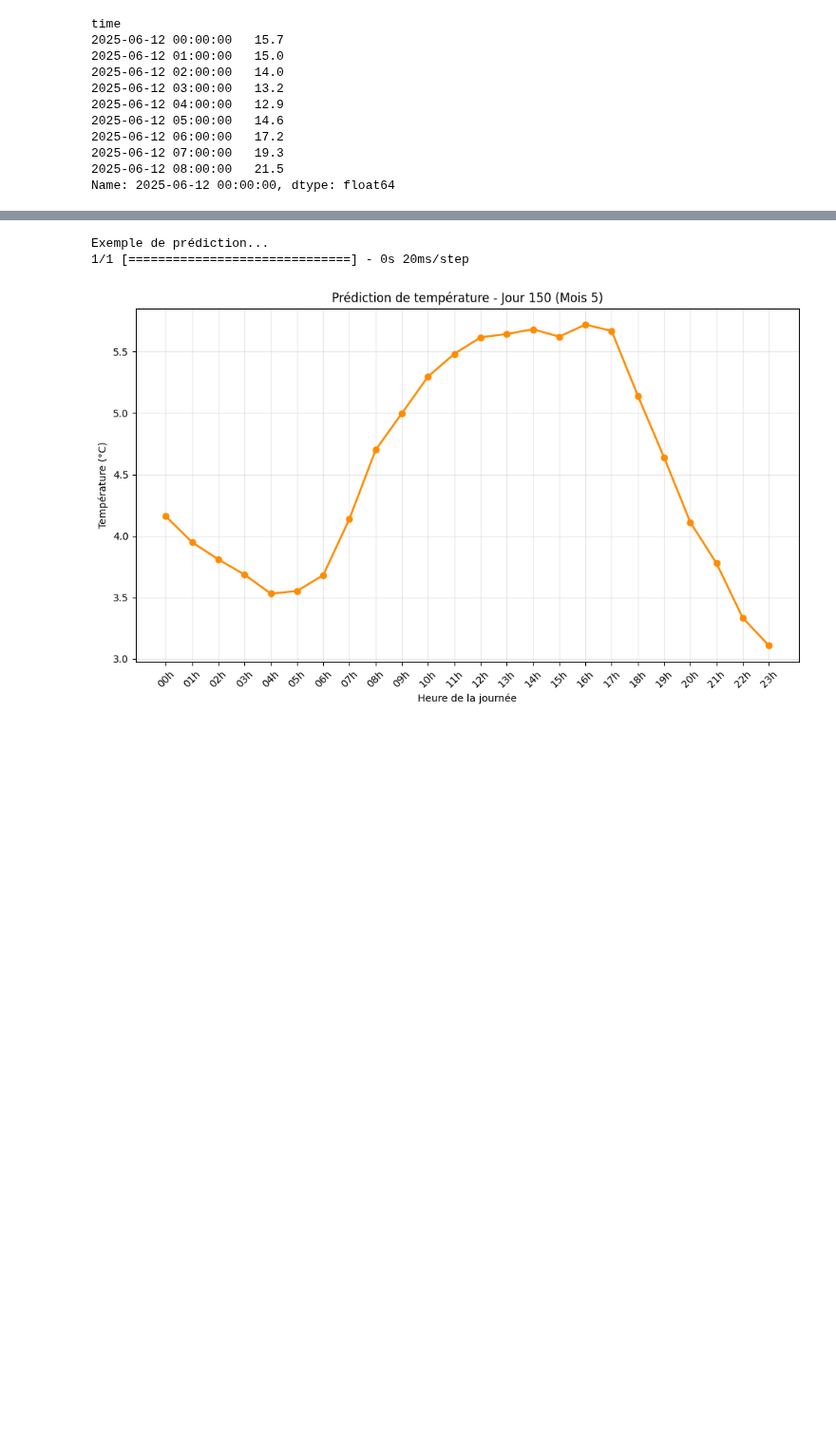
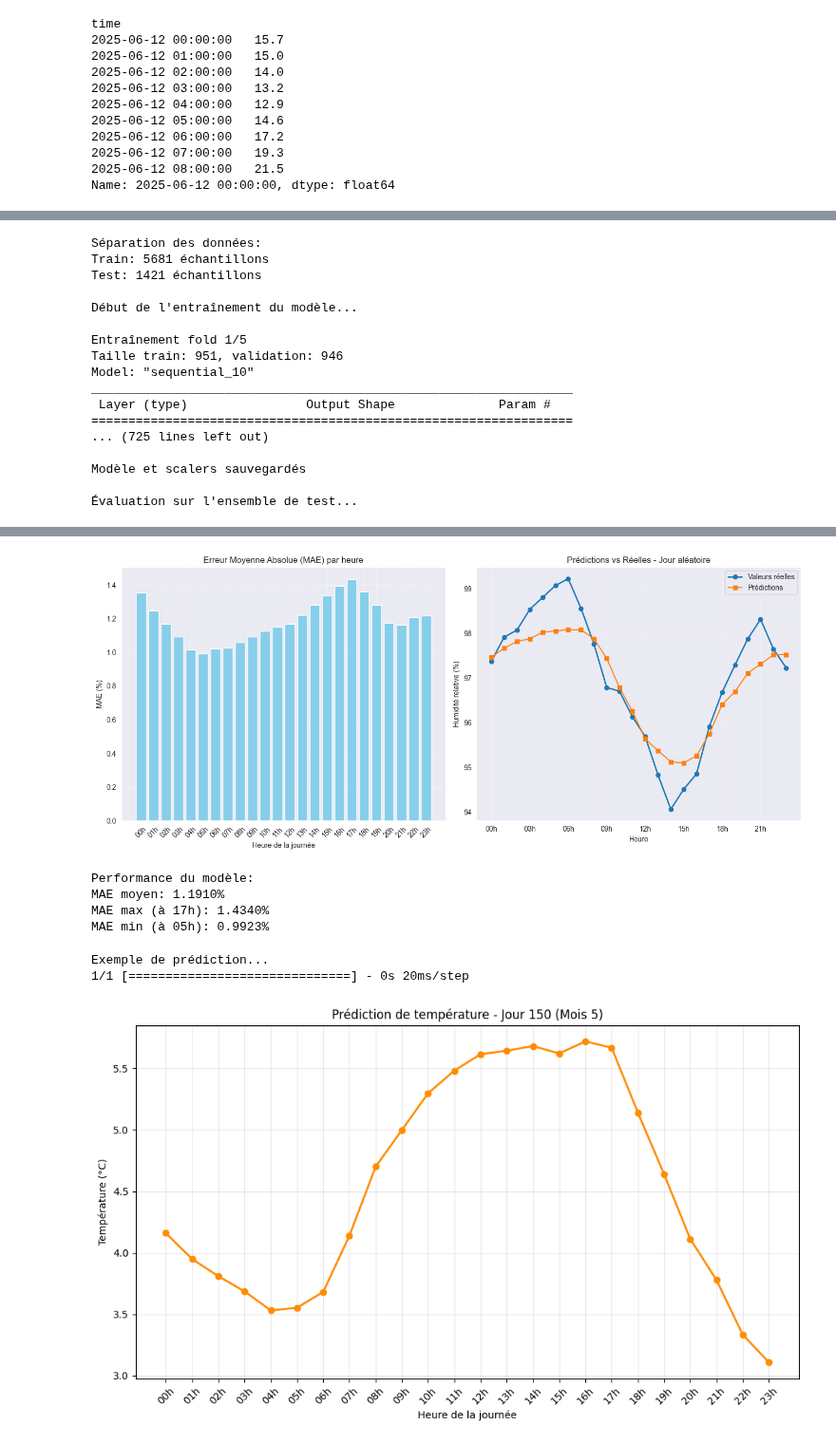
Before and after one commit to kubit07/data_analyse_DRIAS, a Jupyter notebook: bidirectinal_lstm_second_method.ipynb, the cells around one changed output, grey strips where cells are left out. Shown at 95% size. Saved outputs shown, nothing was run; the diff lists cells and outputs as text; code cells hidden in the pictures; blank space fills up the shorter version.

Commit message:
Predict 24h Hr

```diff
--- a/bidirectinal_lstm_second_method.ipynb
+++ b/bidirectinal_lstm_second_method.ipynb
@@ -472,3 +520,5 @@ time
 2025-06-12 07:00:00   19.3
 2025-06-12 08:00:00   21.5
 Name: 2025-06-12 00:00:00, dtype: float64
+# %%
+y_rh = data_prunay["prunay_RH"].resample('D').apply(extract_24h_values)
@@ -475,4 +537,6 @@ Name: 2025-06-12 00:00:00, dtype: float64
 # %%
 data_prunay_hourly_temp_predict["y"] = y
+# %%
+data_prunay_hourly_hr_predict["y"] = y_rh
 # %%
 data_prunay_hourly_temp_predict.dropna(inplace=True)
@@ -496 +543,3 @@ data_prunay_hourly_temp_predict
+# %%
+data_prunay_hourly_hr_predict.dropna(inplace=True)
 # %%
@@ -630,5 +746,7 @@ def evaluate_model(model, X_test, y_test, y_scaler):
 # %%
 X, y, X_scaler, y_scaler, features = preprocess_data(data_prunay_hourly_temp_predict)
+# %%
+X_hr, y_hr, X_scaler_hr, y_scaler_hr, features_hr = preprocess_data_hr(data_prunay_hourly_hr_predict)
 # %%
 # Séparation train/test temporelle
 split_idx = int(len(X) * 0.8)  # 80% train, 20% test
@@ -678,0 +773,41 @@ MAE min (à 14h): 0.5231°C
+# %%
+# Séparation train/test temporelle
+split_idx = int(len(X) * 0.8)  # 80% train, 20% test
+X_train, X_test = X_hr[:split_idx], X_hr[split_idx:]
+y_train, y_test = y_hr[:split_idx], y_hr[split_idx:]
+
+print(f"\nSéparation des données:")
+print(f"Train: {X_train.shape[0]} échantillons")
+print(f"Test: {X_test.shape[0]} échantillons")
+
+# Entraînement
+print("\nDébut de l'entraînement du modèle...")
+model = train_model(X_train, y_train)
+
+# Sauvegarde du modèle et des scalers
+model.save('hr_predictor.h5')
+joblib.dump(X_scaler, 'x_scaler_hr.pkl')
+joblib.dump(y_scaler, 'y_scaler_hr.pkl')
+print("\nModèle et scalers sauvegardés")
+
+# Évaluation
+print("\nÉvaluation sur l'ensemble de test...")
+hourly_mae = evaluate_model_hr(model, X_test, y_test, y_scaler_hr)
+# %% [output]
+Séparation des données:
+Train: 5681 échantillons
+Test: 1421 échantillons
+
+Début de l'entraînement du modèle...
+
+Entraînement fold 1/5
+Taille train: 951, validation: 946
+Model: "sequential_10"
+_________________________________________________________________
+ Layer (type)                Output Shape              Param #
+=================================================================
+... (725 lines left out)
+
+Modèle et scalers sauvegardés
+
+Évaluation sur l'ensemble de test...
@@ -679,3 +815,8 @@ MAE min (à 14h): 0.5231°C
+[figure, added]
+Performance du modèle:
+MAE moyen: 1.1910%
+MAE max (à 17h): 1.4340%
+MAE min (à 05h): 0.9923%
 # %%
 # Fonction de prédiction
 def predict_hourly_temperatures(min_temp, max_temp, mean_temp, day_of_year, month):
```
Also changed, not shown: parts of 22 cells of this notebook, 4 other files.
